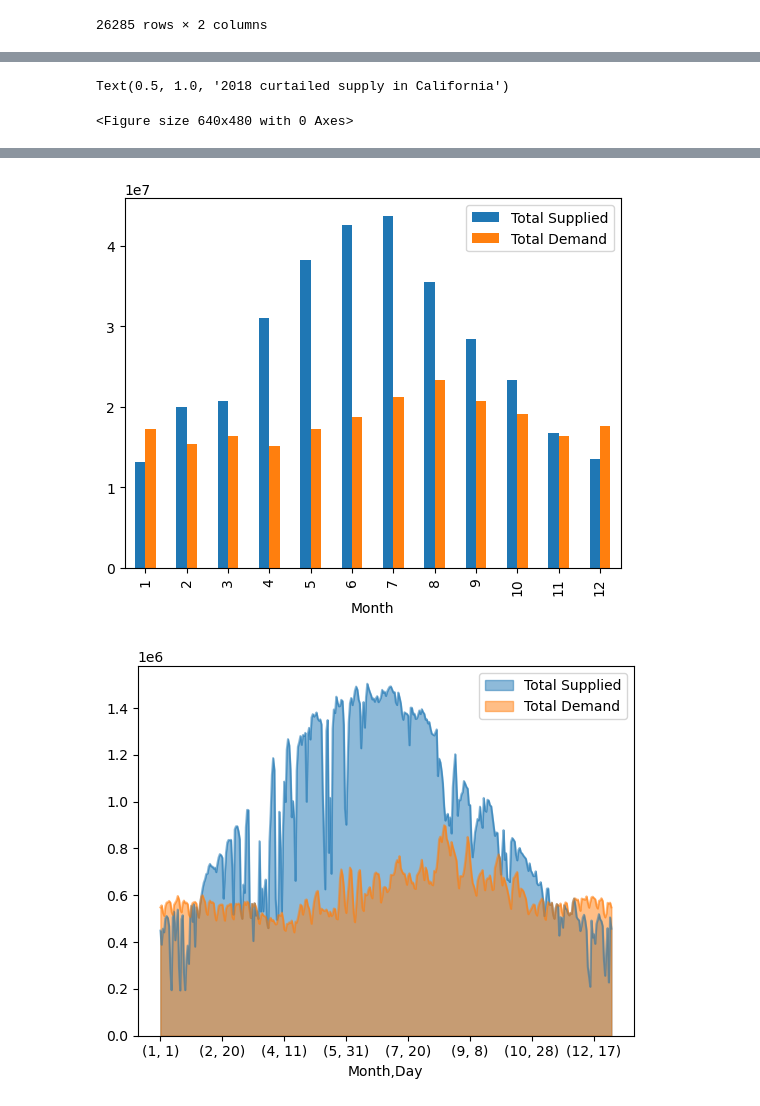
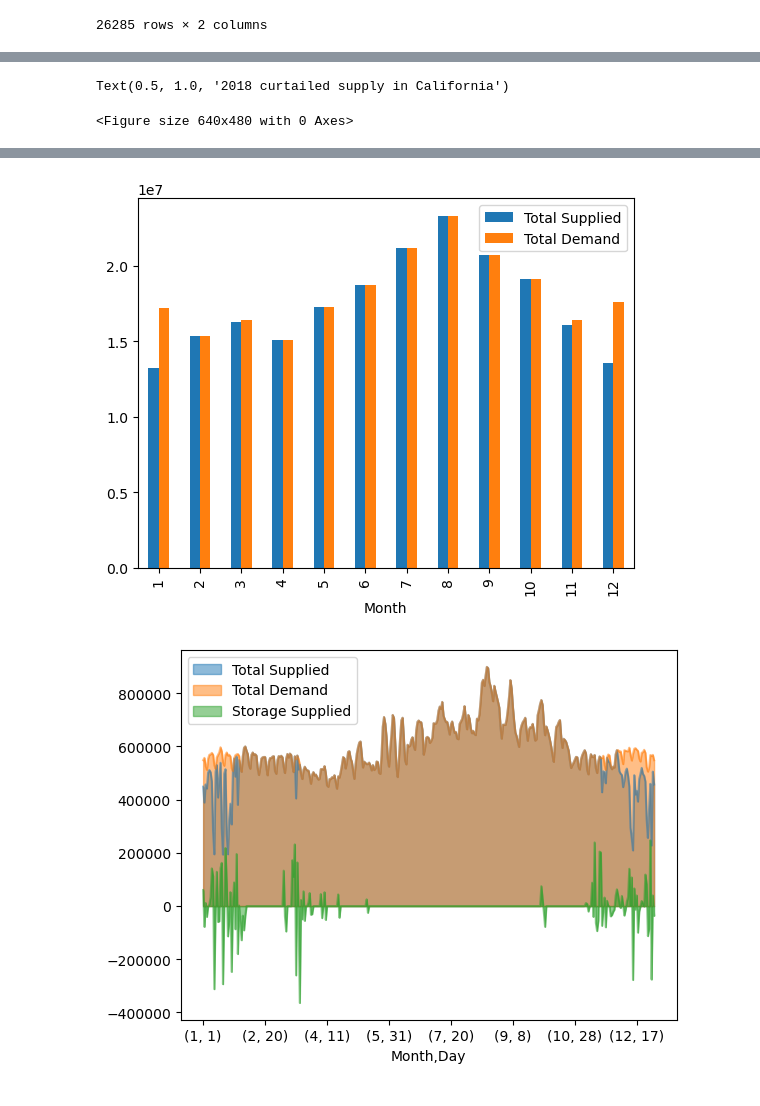
Before and after one commit to 186shades/ECE143-Team13, a Jupyter notebook: notebooks/EnergyAnalysis.ipynb, the cells around one changed output, grey strips where cells are left out. Saved outputs shown, nothing was run; the diff lists cells and outputs as text; code cells hidden in the pictures.

Commit message:
redefined total supplied to only count energy sent to grid

```diff
--- a/notebooks/EnergyAnalysis.ipynb
+++ b/notebooks/EnergyAnalysis.ipynb
@@ -215,6 +215,7 @@ class StorageAnalysis:
         storage_left_list: list[int] = [self.storage_max - storage_supplied_list[0]]
         curtailed_supply_list: list[int] = [max(0, storage_supplied_list[0] - storage_demand_list[0])]
         total_supplied_list: list[int] = [storage_supplied_list[0] + self.supply.iat[0]]
+        supply_defecit_list: list[int] = [min(0,self.demand.iat[0] - total_supplied_list[0])]
 
         #Try doing this with something faster than for loop
         for i in range(1,len(self.supply)):
@@ -240,11 +241,14 @@ class StorageAnalysis:
             else:
                 storage_supplied_list.append(max(storage_left_list[i-1] - self.storage_max, net_storage_Demand))
 
-            #Getting total supplied:
-            total_supplied_list.append(self.supply.iat[i] + storage_supplied_list[i])
-
             #getting curtailed supply:
             curtailed_supply_list.append(max(0, storage_supplied_list[i] - storage_demand_list[i]))
+
+            #Getting total supplied:
+            total_supplied_list.append(self.supply.iat[i] - curtailed_supply_list[i] + storage_supplied_list[i])
+
+            #getting supply defecit:
+            #supply_defecit_list.append(m(0, ))
 
 
         self.sized_demand = pd.Series(sized_demand_list)
@@ -283,7 +287,7 @@ class StorageAnalysis:
                        "Total Supplied" : self.total_supplied
                        }
 
-        return_dates = self.supplyDF[["Year","Month","Day","Hour","Minute"]]
+        return_dates = self.supplyDF[["Year","Month","Day","Hour"]]
 
         return pd.concat([return_dates, pd.DataFrame(return_dict)], axis=1)
         # print(self.storage_left)
@@ -364,21 +368,21 @@ See the caveats in the documentation: https://pandas.pydata.org/pandas-docs/stab
 # %%
 plt.figure()
 # plt.plot(df_year_load['Date'].tolist(), df_year_load['load'].tolist())
 results_2020 = results.loc[results['Year'] == 2020]
 results_monthly = results_2020.groupby([ "Month"]).sum()
 results_daily = results_2020.groupby(["Month", "Day"]).sum()
 results_monthly.plot( y=["Solar Supply", 'Curtailed Supply'], kind="bar", stacked=False)
 results_monthly.plot( y=["Total Supplied", 'Total Demand'], kind="bar", stacked=False)
-results_daily.plot(y=["Total Supplied", 'Total Demand'], kind="area", stacked=False)
+results_daily.plot(y=["Total Supplied", 'Total Demand', "Storage Supplied"], kind="area", stacked=False)
 results_daily.plot(y='Curtailed Supply')
 #results_2018["Total Supplied", ]
 plt.xlabel('Time (Month/Day)')
 plt.ylabel('Curtailed (MWh)')
 plt.title('2018 curtailed supply in California')
 # %% [output]
 Text(0.5, 1.0, '2018 curtailed supply in California')
 <Figure size 640x480 with 0 Axes>
 [figure]
-[figure, old version]
+[figure, new version]
-[figure, old version]
+[figure, new version]
 [figure]
```
Also changed, not shown: parts of 1 cell of this notebook.
